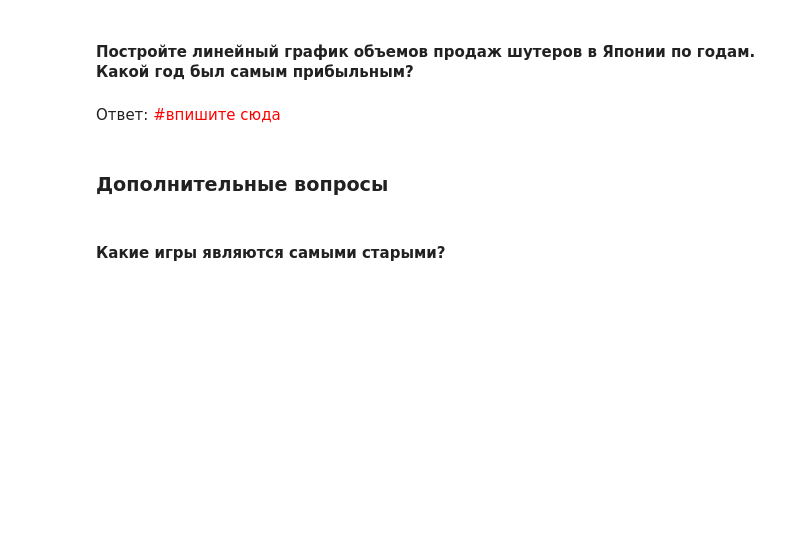
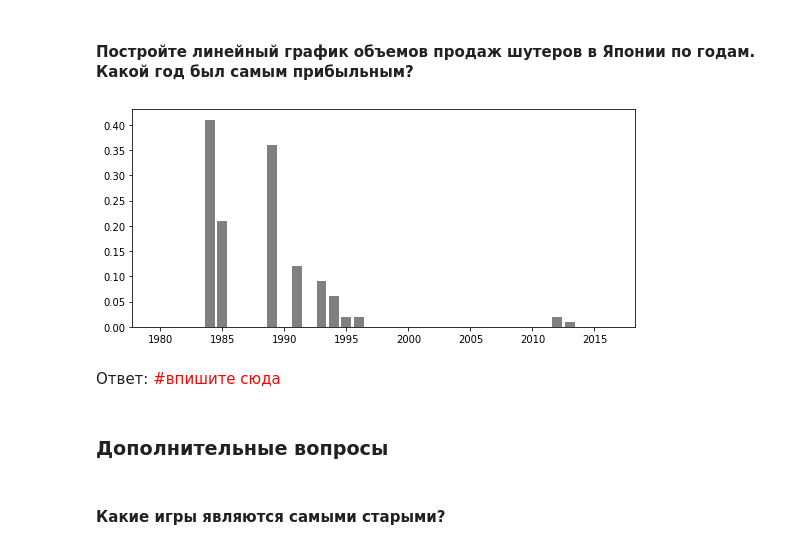
Before and after one commit to BubbleNeumann/University-tasks, a Jupyter notebook: sem3_Python_lab_3.ipynb, the cells around one changed output. Saved outputs shown, nothing was run; the diff lists cells and outputs as text; code cells hidden in the pictures; blank space fills up the shorter version.

```diff
--- a/sem3_Python_lab_3.ipynb
+++ b/sem3_Python_lab_3.ipynb
@@ -210,2 +207,13 @@ plt.show()
+# %%
+sales_per_year = {}
+for index, row in df.iterrows():
+    sales_per_year[row['Platform']] = sales_per_year.get(row['Global_Sales'], 0) + row['Global_Sales']
+
+sales_per_year =  dict(sorted(sales_per_year.items()))
+
+fig, ax = plt.subplots(figsize=(10,5))
+ax.bar(sales_per_year.keys(), sales_per_year.values(), color='g')
+
+plt.show()
 # %% [markdown]
 #### Постройте линейный график объемов продаж шутеров в Японии по годам. Какой год был самым прибыльным?
@@ -214,3 +220,17 @@ plt.show()
+# %%
+shooters_sales_Japan = {}
+for index, row in df.iterrows():
+    if row['Genre'] == 'Shooter':
+        shooters_sales_Japan[row['Year']] = shooters_sales_Japan.get(row['JP_Sales'], 0) + row['JP_Sales']
+
+shooters_sales_Japan =  dict(sorted(shooters_sales_Japan.items()))
+
+fig, ax = plt.subplots(figsize=(9,4))
+ax.bar(shooters_sales_Japan.keys(), shooters_sales_Japan.values(), color='gray')
+
+plt.show()
+# %% [output]
+[figure, added]
 # %% [markdown]
 Ответ: <span style="color:red">#впишите сюда</span>
 # %% [markdown]
```
Also changed, not shown: parts of 10 cells of this notebook.
